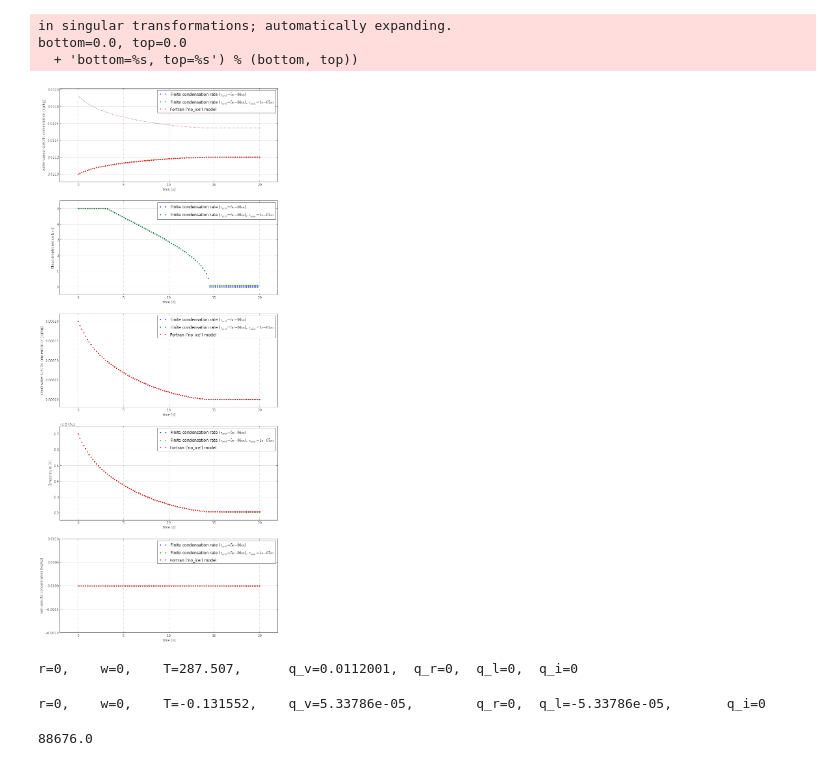
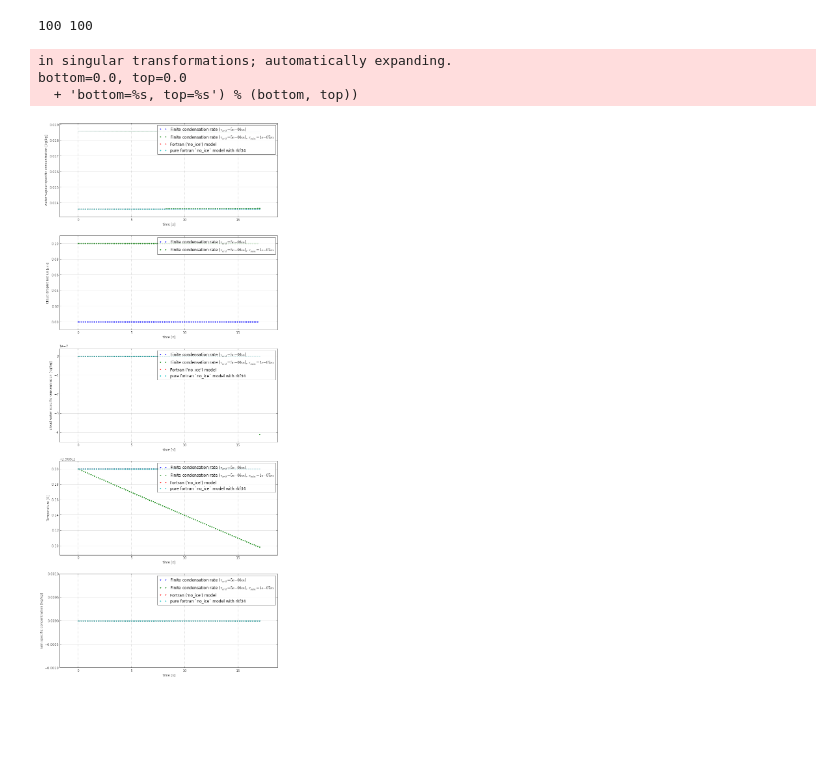
Before and after one commit to leifdenby/python-cloudmodel, a Jupyter notebook: pyclouds/notebooks/Fortran + Python microphysics integration.ipynb, the cells around one changed output. Cells and saved outputs as stored; diff of their text form; code cells hidden in the pictures; blank space fills up the shorter version.

```diff
--- a/pyclouds/notebooks/Fortran + Python microphysics integration.ipynb
+++ b/pyclouds/notebooks/Fortran + Python microphysics integration.ipynb
@@ -12,41 +12,38 @@ from pyclouds.plotting import plot_hydrometeor_evolution
 from unified_microphysics.tests.test_common import um_constants
 # %%
 initial_condition = np.zeros((Var.NUM))
-initial_condition[Var.q_v] = 1.1e-2
-initial_condition[Var.q_l] = 2.0e-4
+initial_condition[Var.q_v] = 1.36e-2
+initial_condition[Var.q_l] = 2.0e-132
 
-initial_condition[Var.T] = 288.
-p0 = 88676.  # [Pa]
+initial_condition[Var.T] = 297.
+p0 = 99835.  # [Pa]
 
-t_ = np.linspace(0., 20., 100)
+t_ = np.linspace(0., 17., 100)
 
 SolverClass = odespy.Euler
 
 solutions = []
 #solutions.append(cloud_microphysics.FiniteCondensationTimeMicrophysics(r_crit=6e-6, constants=um_constants).integrate(initial_condition=initial_condition, t=t_, p0=p0, SolverClass=SolverClass))
 solutions.append(cloud_microphysics.FiniteCondensationTimeMicrophysics(constants=um_constants).integrate(initial_condition=initial_condition, t=t_, p0=p0, SolverClass=SolverClass))
 solutions.append(cloud_microphysics.FC_min_radius(constants=um_constants).integrate(initial_condition=initial_condition, t=t_, p0=p0, SolverClass=SolverClass))
 
 solutions.append(cloud_microphysics.FortranNoIceMicrophysics().integrate(initial_condition=initial_condition, t=t_, p0=p0, SolverClass=SolverClass))
+solutions.append(cloud_microphysics.ExplicitFortranModel().integrate(initial_condition=initial_condition, t=t_, p0=p0, SolverClass=SolverClass))
+
 
 #sol2.plot()
 plot = plot_hydrometeor_evolution(solutions, variables=['q_v', 'r_c', 'q_l', 'T', 'q_r'], legend_loc='upper right')
 # %% [output]
-in singular transformations; automatically expanding.
-bottom=0.0, top=0.0
-  + 'bottom=%s, top=%s') % (bottom, top))
+100 100
+in singular transformations; automatically expanding.
+bottom=0.0, top=0.0
+  + 'bottom=%s, top=%s') % (bottom, top))
-[figure, old version]
+[figure, new version]
 # %%
 solution = solutions[0]
 Var.print_formatted(solution.F[-1])
-# %% [output]
-r=0,    w=0,    T=287.507,      q_v=0.0112001,  q_r=0,  q_l=0,  q_i=0
 # %%
 model = cloud_microphysics.FiniteCondensationTimeMicrophysics(constants=um_constants)
 Var.print_formatted(model.dFdt(F=initial_condition, p=p0, t=0.0))
-# %% [output]
-r=0,    w=0,    T=-0.131552,    q_v=5.33786e-05,        q_r=0,  q_l=-5.33786e-05,       q_i=0
 # %%
 print p0
-# %% [output]
-88676.0
```
Also changed, not shown: 5 other files.
